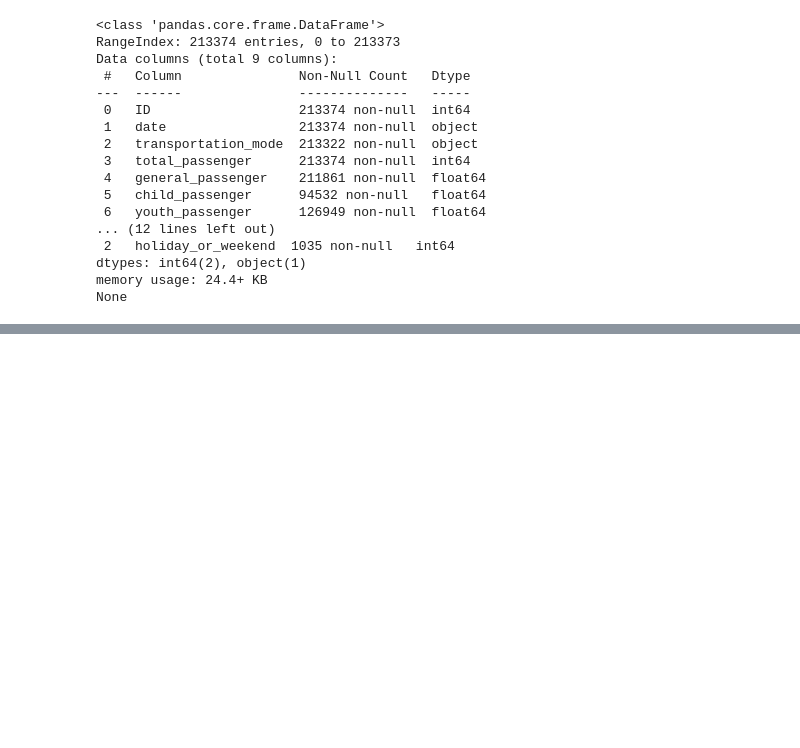
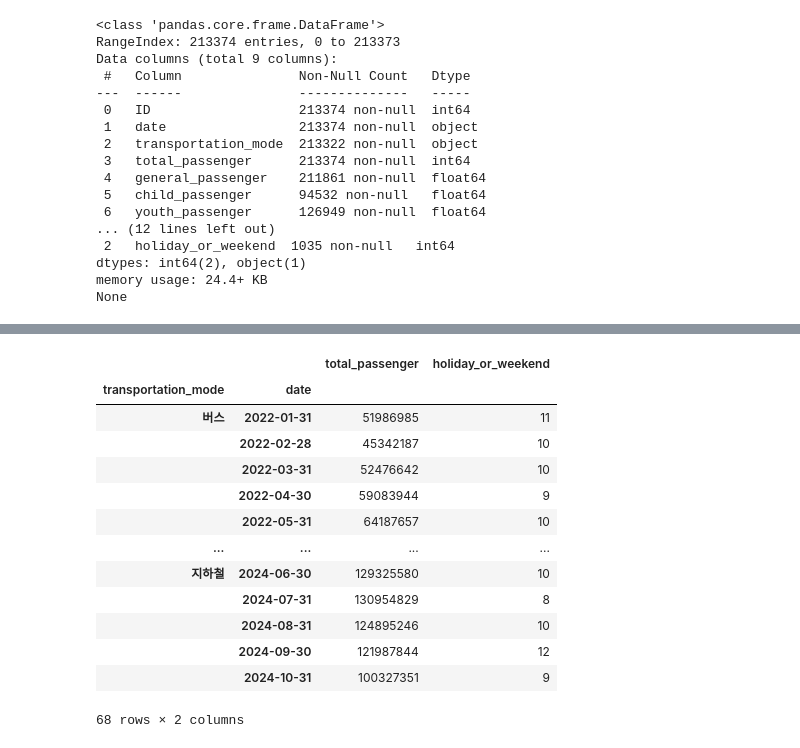
Before and after one commit to mini-project-y/1st_mini_project, a Jupyter notebook: Mook/pjt_01.ipynb, the cells around one changed output, grey strips where cells are left out. Cells and saved outputs as stored; diff of their text form; code cells hidden in the pictures; blank space fills up the shorter version.

```diff
--- a/Mook/pjt_01.ipynb
+++ b/Mook/pjt_01.ipynb
@@ -50,0 +58,6 @@ train_merged = train_merged.drop(columns=['ID_y'])
+# %%
+transportation_df = transportation_1[(transportation_1['transportation_mode'] == "버스") |
+                                     (transportation_1['transportation_mode'] == "지하철")]
+
+mask = (transportation_df['date'] > '2021-12-31')
+transportation_df = transportation_df[mask]
@@ -50,0 +104,17 @@ train_merged = train_merged.drop(columns=['ID_y'])
+# %%
+transportation_monthly
+# %% [output]
+|  |  | total_passenger | holiday_or_weekend |
+| transportation_mode | date |  |  |
+| 버스 | 2022-01-31 | 51986985 | 11 |
+|  | 2022-02-28 | 45342187 | 10 |
+|  | 2022-03-31 | 52476642 | 10 |
+|  | 2022-04-30 | 59083944 | 9 |
+|  | 2022-05-31 | 64187657 | 10 |
+| ... | ... | ... | ... |
+| 지하철 | 2024-06-30 | 129325580 | 10 |
+|  | 2024-07-31 | 130954829 | 8 |
+|  | 2024-08-31 | 124895246 | 10 |
+|  | 2024-09-30 | 121987844 | 12 |
+|  | 2024-10-31 | 100327351 | 9 |
+68 rows × 2 columns
```
Also changed, not shown: parts of 24 cells of this notebook, 1 other file.
